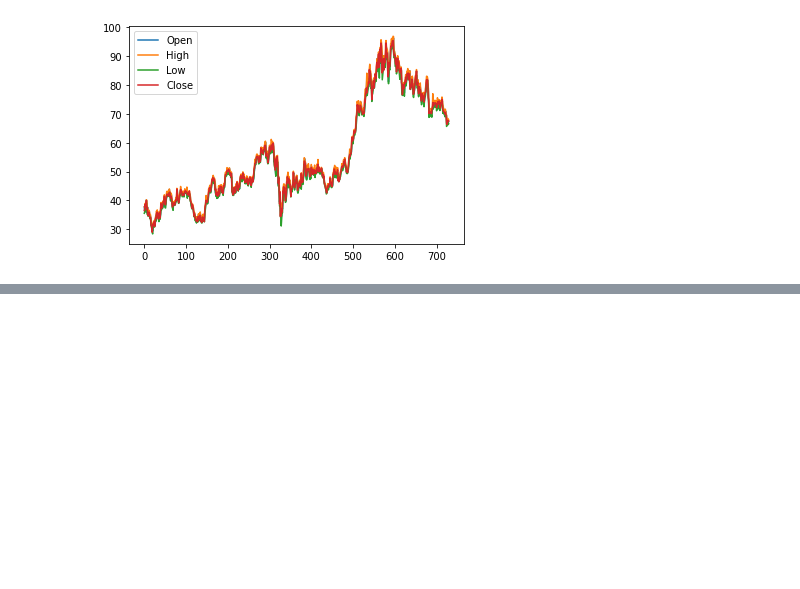
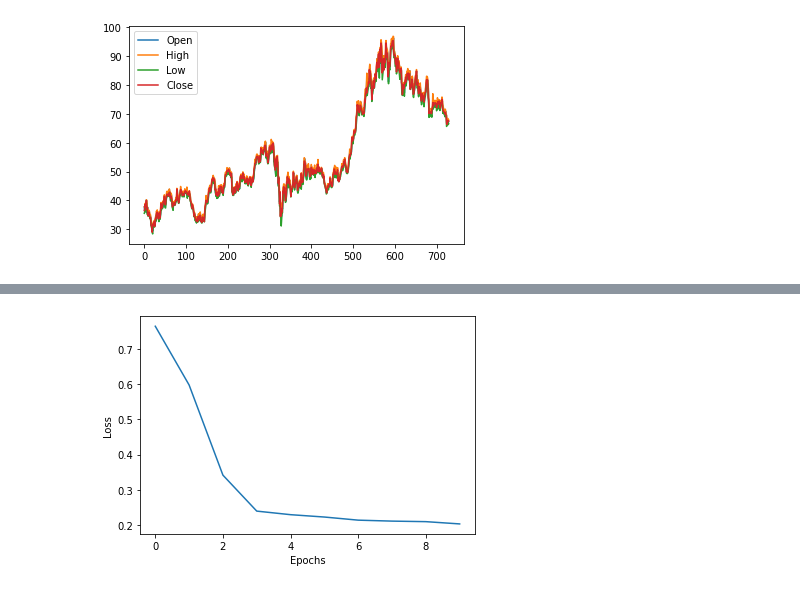
Before and after one commit to graphtrek/stockforecast, a Jupyter notebook: graphtrek_5.ipynb, the cells around one changed output, grey strips where cells are left out. Drawn from its saved outputs; the diff is of its cells as text; code cells hidden in the pictures; blank space fills up the shorter version.

```diff
--- a/graphtrek_5.ipynb
+++ b/graphtrek_5.ipynb
@@ -24,11 +26,12 @@ stock_api_data = stock_api_data.drop(index=['1. Information','2. Symbol','3. Las
 data = []
 for key, value in stock_api_data.items():
   data.append([
-      pd.to_datetime(key,).date(),
+      key,
       value.get('1. open'),
       value.get('2. high'),
       value.get('3. low'),
-      value.get('5. adjusted close')
+      value.get('5. adjusted close'),
+
       ])
 
 last_data =  str(data[0][0])
@@ -62,9 +65,9 @@ df.head()
 | 4 | 2018-11-30 | 37.75 | 38.63 | 36.94 | 38.5057512662 |
 # %%
 #Variables for training
-cols = list(df)[1:6]
+cols = list(df)[1:5]
 #Date and volume columns are not used in training.
-print(cols) #['Open', 'High', 'Low', 'Close', 'Adj Close']
+print(cols) #['Open', 'High', 'Low', 'Close']
 
 #New dataframe with only training data - 5 columns
 df_for_training = df[cols].astype(float)
@@ -83,3 +86,9 @@ print(df_for_training.shape)
 4  37.75  38.63  36.94  38.505751
 (730, 4)
 [figure]
+# %%
+#LSTM uses sigmoid and tanh that are sensitive to magnitude so values need to be normalized
+# normalize the dataset
+scaler = StandardScaler()
+scaler = scaler.fit(df_for_training)
+df_for_training_scaled = scaler.transform(df_for_training)
@@ -85,0 +120,46 @@ print(df_for_training.shape)
+# %%
+#In my case, trainX has a shape (12809, 14, 5).
+#12809 because we are looking back 14 days (12823 - 14 = 12809).
+#Remember that we cannot look back 14 days until we get to the 15th day.
+#Also, trainY has a shape (12809, 1). Our model only predicts a single value, but
+#it needs multiple variables (5 in my example) to make this prediction.
+#This is why we can only predict a single day after our training, the day after where our data ends.
+#To predict more days in future, we need all the 5 variables which we do not have.
+#We need to predict all variables if we want to do that.
+
+model = Sequential()
+model.add(LSTM(units=50, activation='tanh', input_shape=(trainX.shape[1], trainX.shape[2]), return_sequences=True))
+model.add(Dropout(0.2))
+model.add(LSTM(units=50, return_sequences=True, activation="tanh"))
+model.add(Dropout(0.2))
+model.add(LSTM(units=50, return_sequences=True, activation="tanh"))
+model.add(Dropout(0.2))
+model.add(LSTM(units=50, activation="tanh"))
+model.add(Dropout(0.2))
+model.add(Dense(trainY.shape[1]))
+
+
+#model = Sequential()
+#model.add(LSTM(64, activation='relu', input_shape=(trainX.shape[1], trainX.shape[2]), return_sequences=True))
+#model.add(LSTM(32, activation='relu', return_sequences=False))
+#model.add(Dropout(0.2))
+#model.add(Dense(trainY.shape[1]))
+
+model.compile(
+    loss=MAE,
+    optimizer=Adam(learning_rate=0.0001),
+    metrics=["mae"]
+)
+
+#model.summary()
+
+
+# fit the model
+modelo = model.fit(trainX, trainY, epochs=10, verbose=0)
+
+plt.plot(modelo.history['loss'])
+plt.xlabel('Epochs')
+plt.ylabel('Loss')
+plt.show()
+# %% [output]
+[figure, added]
```
Also changed, not shown: parts of 6 cells of this notebook.
